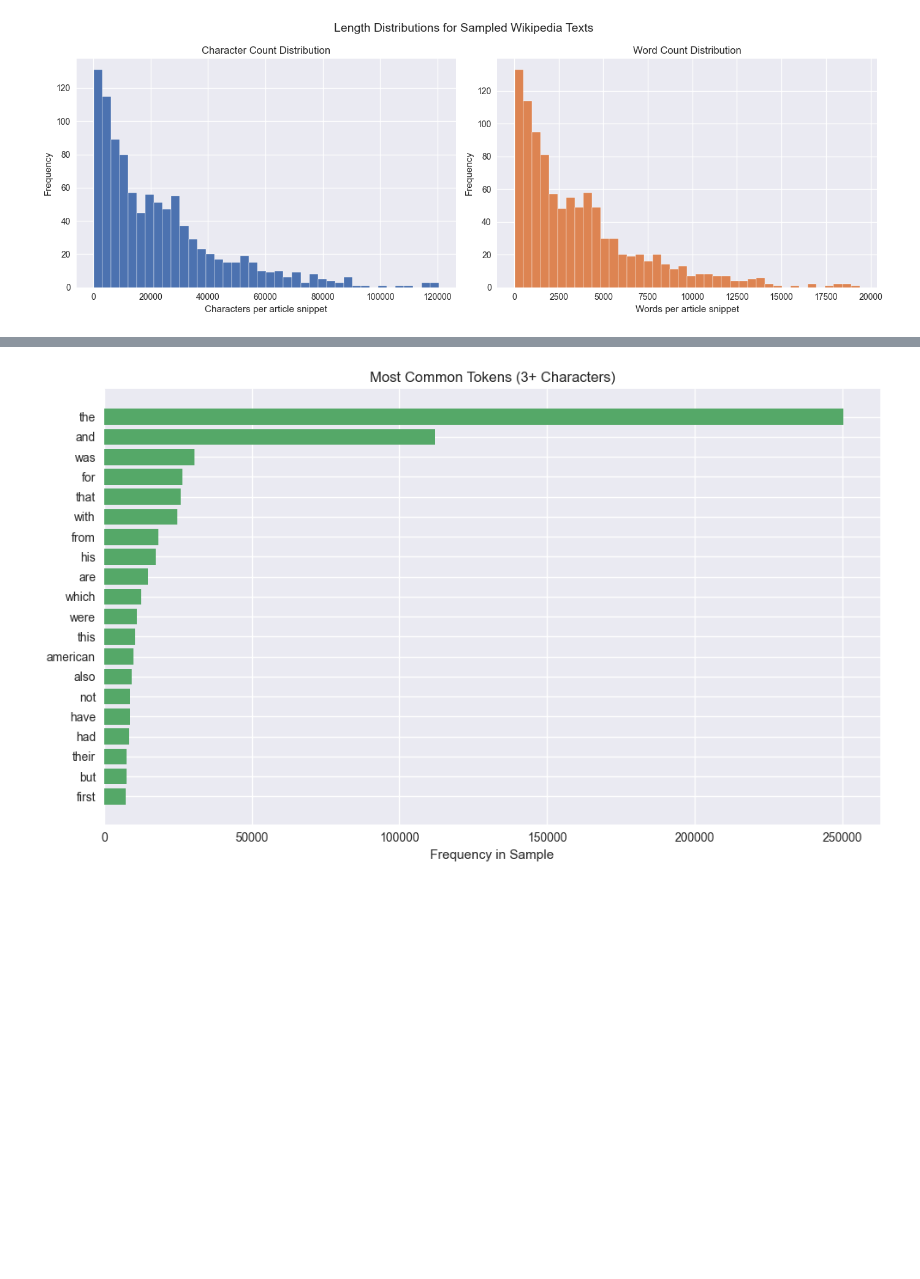
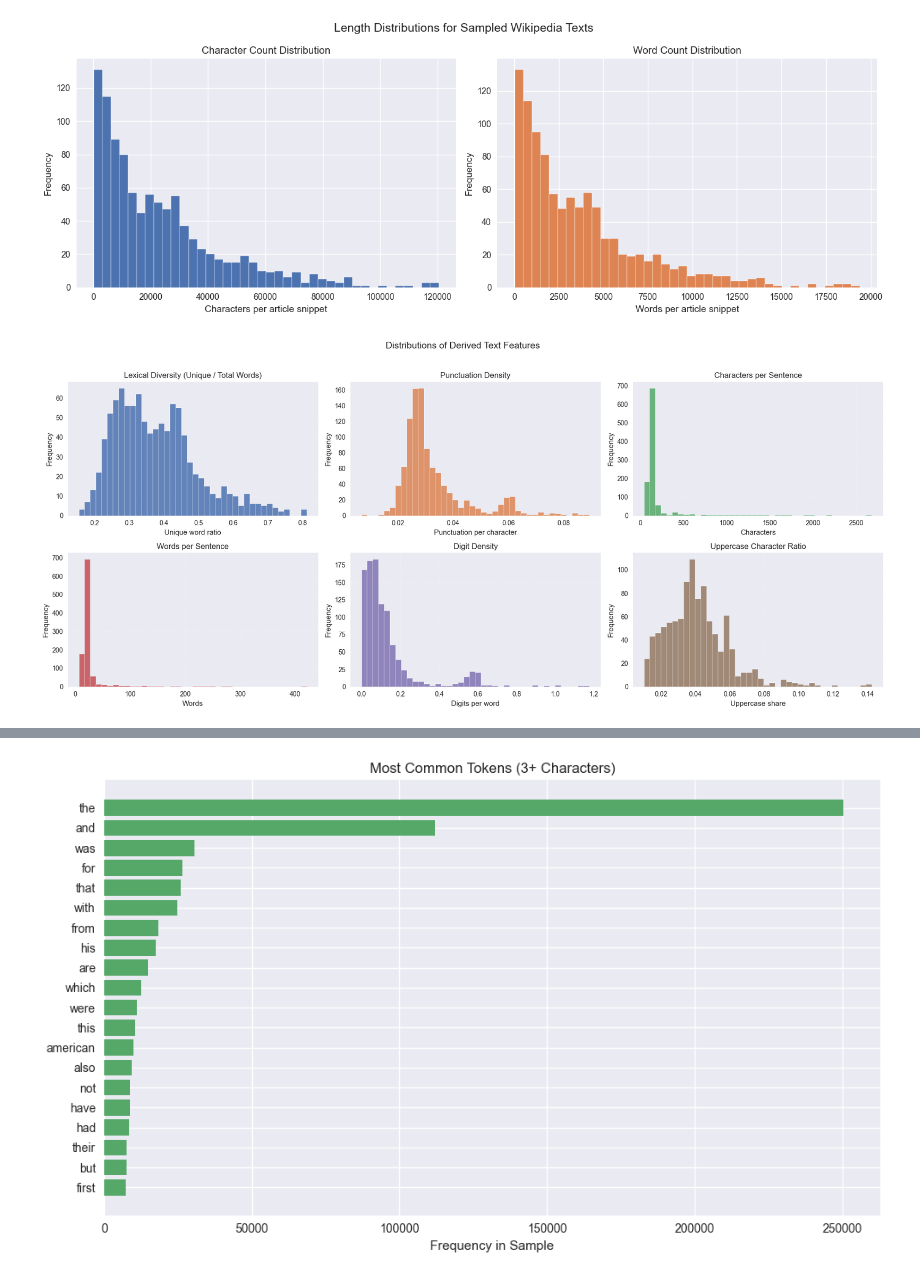
Before and after one commit to marcinleszczynski/swsn-contextual-augumentation-llm, a Jupyter notebook: data_analysis.ipynb, the cells around one changed output, grey strips where cells are left out. Cells and saved outputs as stored; diff of their text form; code cells hidden in the pictures; blank space fills up the shorter version.

Commit message:
more graphs!!!!!!!1111

```diff
--- a/data_analysis.ipynb
+++ b/data_analysis.ipynb
@@ -73,3 +107,27 @@ plt.tight_layout()
 plt.show()
 # %% [output]
 [figure]
+# %%
+feature_specs = [
+    ("unique_word_ratio", "Lexical Diversity (Unique / Total Words)", "Unique word ratio"),
+    ("punctuation_density", "Punctuation Density", "Punctuation per character"),
+    ("chars_per_sentence", "Characters per Sentence", "Characters"),
+    ("words_per_sentence", "Words per Sentence", "Words"),
+    ("digit_density", "Digit Density", "Digits per word"),
+    ("uppercase_ratio", "Uppercase Character Ratio", "Uppercase share")
+]
+feature_colors = ["#4c72b0", "#dd8452", "#55a868", "#c44e52", "#8172b3", "#937860"]
+
+fig, axes = plt.subplots(2, 3, figsize=(18, 8))
+for ax, (col, title, xlabel), color in zip(axes.flat, feature_specs, feature_colors):
+    ax.hist(df[col], bins=40, color=color, edgecolor="white", alpha=0.85)
+    ax.set_title(title)
+    ax.set_xlabel(xlabel)
+    ax.set_ylabel("Frequency")
+    ax.grid(True, linestyle="--", alpha=0.2)
+
+plt.suptitle("Distributions of Derived Text Features", fontsize=14)
+plt.tight_layout(rect=[0, 0, 1, 0.96])
+plt.show()
+# %% [output]
+[figure, added]
```
Also changed, not shown: parts of 10 cells of this notebook.
